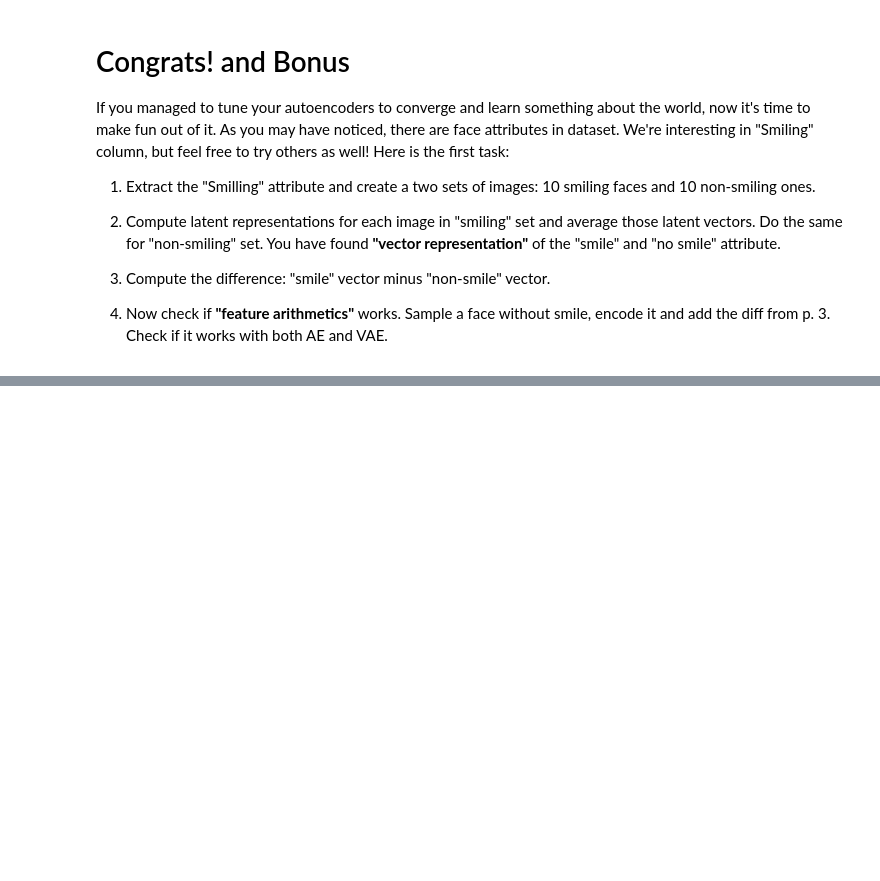
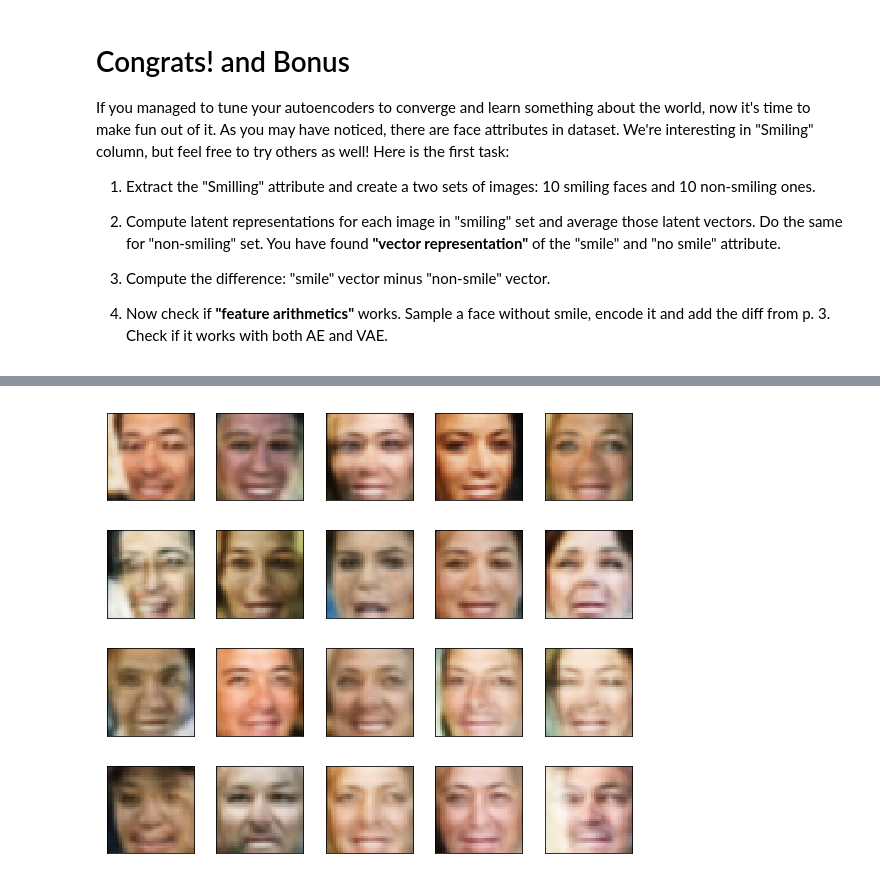
Before and after one commit to dzisandy/Deep-Learning, a Jupyter notebook: HW3/homework03_part2_vae_advanced.ipynb, the cells around one changed output, grey strips where cells are left out. Drawn from its saved outputs; the diff is of its cells as text; code cells hidden in the pictures; blank space fills up the shorter version.

```diff
--- a/HW3/homework03_part2_vae_advanced.ipynb
+++ b/HW3/homework03_part2_vae_advanced.ipynb
@@ -535,0 +503,6 @@ plot_gallery(sm_rec2.data.cpu().numpy(), image_h, image_w, n_row=4, n_col=5)
+# %%
+autoencoder.eval()
+
+zsm_ae = autoencoder.encoder(Variable(torch.from_numpy(x_sm).float().cuda()));
+znsm_ae = autoencoder.encoder(Variable(torch.from_numpy(x_nsm).float().cuda()));
+diff_ae = torch.mean(zsm_ae,dim=0)-torch.mean(znsm_ae,dim=0);
@@ -535,0 +515,8 @@ plot_gallery(sm_rec2.data.cpu().numpy(), image_h, image_w, n_row=4, n_col=5)
+# %%
+znsm_ae_test = autoencoder.encoder(Variable(torch.from_numpy(x_nsm_test).float().cuda()));
+# %%
+smile_reconst_ae = autoencoder.decoder(znsm_ae_test + diff_ae)
+# %%
+plot_gallery(smile_reconst_ae.data.cpu().numpy(), image_h, image_w, n_row=4, n_col=5)
+# %% [output]
+[figure, added]
```
Also changed, not shown: parts of 42 cells of this notebook.
